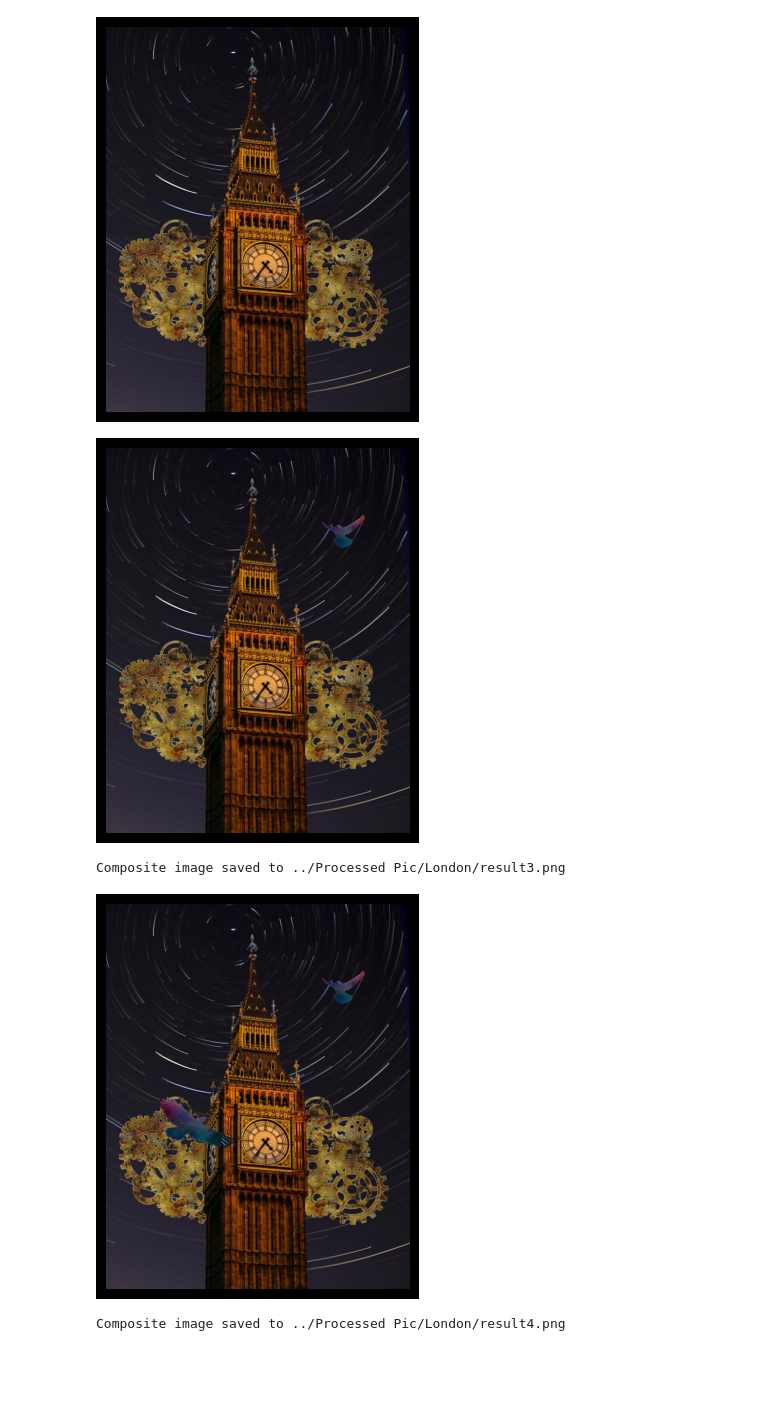
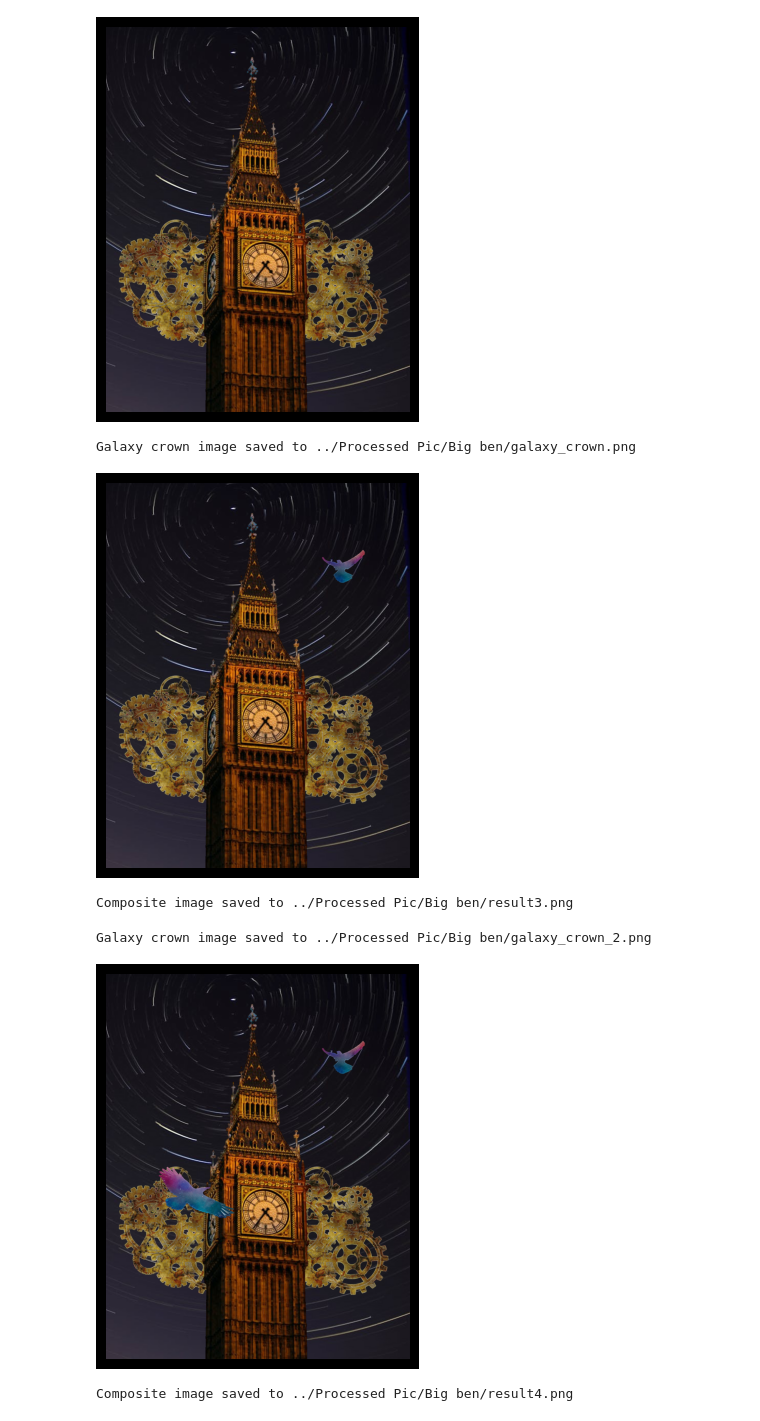
Before and after one commit to OppaiMilk/Imaging-and-Special-Effects, a Jupyter notebook: main/bigBen.ipynb, the cells around one changed output. Saved outputs shown, nothing was run; the diff lists cells and outputs as text; code cells hidden in the pictures; blank space fills up the shorter version.

```diff
--- a/main/bigBen.ipynb
+++ b/main/bigBen.ipynb
@@ -57,8 +57,8 @@ import numpy as np
 import matplotlib.pyplot as plt
 
 # 读取底层图像和覆盖图像
-background_image_path = "../High Resolution Pic/star.jpeg"
-overlay_image_path = "../Pic/London/gear.png"  # 替换为你的齿轮图片路径
+background_image_path = "../High Resolution Pic/Big ben/star.jpeg"
+overlay_image_path = "../Pic/Big ben/gear.png"  # 替换为你的齿轮图片路径
 
 background = cv2.imread(background_image_path)
 overlay = cv2.imread(overlay_image_path, cv2.IMREAD_UNCHANGED)
@@ -125,8 +125,8 @@ plt.show()
 # %%
 
 # 读取底层图像和覆盖图像
-background_image_path = "../Processed Pic/London/result.png"
-overlay_image_path = "../Processed Pic/London/Big ben-Photoroom.png"  # 替换为你的齿轮图片路径
+background_image_path = "../Processed Pic/Big ben/result.png"
+overlay_image_path = "../Processed Pic/Big ben/Big ben-Photoroom.png"  # 替换为你的齿轮图片路径
 
 background = cv2.imread(background_image_path)
 overlay = cv2.imread(overlay_image_path, cv2.IMREAD_UNCHANGED)
@@ -166,7 +166,7 @@ for c in range(0, 3):  # 遍历 RGB 三个通道
     background[y_offset:y_offset+rows, x_offset:x_offset+cols, c] = overlay_rgb[:, :, c] * (mask) + background[y_offset:y_offset+rows, x_offset:x_offset+cols, c] * (~mask)
 
 # 保存并显示合成后的图像
-output_path = "../Processed Pic/London/result2.png"
+output_path = "../Processed Pic/Big ben/result2.png"
 cv2.imwrite(output_path, background)
 
 # 显示图像
@@ -181,10 +181,22 @@ import cv2
 import numpy as np
 from matplotlib import pyplot as plt
 
+def increase_brightness(image, value=30):
+    hsv = cv2.cvtColor(image, cv2.COLOR_BGR2HSV)
+    h, s, v = cv2.split(hsv)
+
+    # Increase the V (brightness) channel
+    v = cv2.add(v, value)
+    v[v > 255] = 255  # Ensure values stay within [0, 255]
+
+    final_hsv = cv2.merge((h, s, v))
+    brightened_img = cv2.cvtColor(final_hsv, cv2.COLOR_HSV2BGR)
+    return brightened_img
+
 # Paths to the images
-background_image_path = "../Processed Pic/London/result2.png"
-overlay_image_path = "../Remove Pic/crow2.png"  # Replace with your overlay image path
-galaxy_image_path = "../Pic/London/galaxy.jpg"  # The galaxy-like image
+background_image_path = "../Processed Pic/Big ben/result2.png"
+overlay_image_path = "../Remove Pic/Big ben/crow2.png"  # Replace with your overlay image path
+galaxy_image_path = "../Pic/Big ben/galaxy.jpg"  # The galaxy-like image
 
 # Load the background, overlay, and galaxy images
 background = cv2.imread(background_image_path)
@@ -215,11 +227,19 @@ else:
 # Blend the overlay image with the galaxy mask
 overlay_rgb = cv2.addWeighted(overlay_rgb, 0.5, galaxy, 0.5, 0)
 
+# Brighten the overlay_rgb image
+overlay_rgb = increase_brightness(overlay_rgb, value=50)  # Adjust value as needed
+
 # If there was an alpha channel, merge it back
 if alpha_channel is not None:
     overlay = cv2.merge((overlay_rgb, alpha_channel))
 else:
     overlay = overlay_rgb
+
+# Save the galaxy crown image
+galaxy_crown_path = "../Processed Pic/Big ben/galaxy_crown.png"
+cv2.imwrite(galaxy_crown_path, overlay_rgb)
+print(f"Galaxy crown image saved to {galaxy_crown_path}")
 
 # Handle alpha channel for transparency
 if overlay.shape[2] == 4:  # If there is an alpha channel
@@ -248,7 +268,7 @@ for c in range(0, 3):  # Iterate over the RGB channels
     )
 
 # Save and display the composite image
-output_path = "../Processed Pic/London/result3.png"
+output_path = "../Processed Pic/Big ben/result3.png"
 cv2.imwrite(output_path, background)
 
 # Display the image
@@ -259,17 +279,30 @@ plt.show()
 
 print(f"Composite image saved to {output_path}")
 # %% [output]
+Galaxy crown image saved to ../Processed Pic/Big ben/galaxy_crown.png
 [figure]
-Composite image saved to ../Processed Pic/London/result3.png
+Composite image saved to ../Processed Pic/Big ben/result3.png
 # %%
 import cv2
 import numpy as np
 from matplotlib import pyplot as plt
 
+def increase_brightness(image, value=30):
+    hsv = cv2.cvtColor(image, cv2.COLOR_BGR2HSV)
+    h, s, v = cv2.split(hsv)
+
+    # Increase the V (brightness) channel
+    v = cv2.add(v, value)
+    v[v > 255] = 255  # Ensure values stay within [0, 255]
+
+    final_hsv = cv2.merge((h, s, v))
+    brightened_img = cv2.cvtColor(final_hsv, cv2.COLOR_HSV2BGR)
+    return brightened_img
+
 # Paths to the images
-background_image_path = "../Processed Pic/London/result3.png"
-overlay_image_path = "../Remove Pic/crow3.png"  # Replace with your overlay image path
-galaxy_image_path = "../Pic/London/galaxy.jpg"  # The galaxy-like image
+background_image_path = "../Processed Pic/Big ben/result3.png"
+overlay_image_path = "../Remove Pic/Big ben/crow3.png"  # Replace with your overlay image path
+galaxy_image_path = "../Pic/Big ben/galaxy.jpg"  # The galaxy-like image
 
 # Load the background, overlay, and galaxy images
 background = cv2.imread(background_image_path)
@@ -299,6 +332,11 @@ else:
 
 # Blend the overlay image with the galaxy mask
 overlay_rgb = cv2.addWeighted(overlay_rgb, 0.5, galaxy, 0.5, 0)
+overlay_rgb = increase_brightness(overlay_rgb, value=50)  # Adjust value as needed
+
+galaxy_crown_path = "../Processed Pic/Big ben/galaxy_crown_2.png"
+cv2.imwrite(galaxy_crown_path, overlay_rgb)
+print(f"Galaxy crown image saved to {galaxy_crown_path}")
 
 # If there was an alpha channel, merge it back
 if alpha_channel is not None:
@@ -316,35 +354,36 @@ else:
     mask = np.ones((overlay.shape[0], overlay.shape[1]), dtype=bool)  # Entire area is valid
 
 # Define the paste position
 x_offset, y_offset = 400, 1500
 
 # Get the region of interest (ROI) from the background image
 rows, cols, _ = overlay_rgb.shape
 
 # Check if ROI size matches
 if y_offset + rows > background.shape[0] or x_offset + cols > background.shape[1]:
     raise ValueError("The overlay image exceeds the background image's range")
 
 # Overlay the image
 for c in range(0, 3):  # Iterate over the RGB channels
     background[y_offset:y_offset+rows, x_offset:x_offset+cols, c] = (
         overlay_rgb[:, :, c] * mask +
         background[y_offset:y_offset+rows, x_offset:x_offset+cols, c] * (~mask)
     )
 
 # Save and display the composite image
-output_path = "../Processed Pic/London/result4.png"
+output_path = "../Processed Pic/Big ben/result4.png"
 cv2.imwrite(output_path, background)
 
 # Display the image
 plt.figure(figsize=(10, 5))
 plt.imshow(cv2.cvtColor(background, cv2.COLOR_BGR2RGB))
 plt.axis('off')
 plt.show()
 
 print(f"Composite image saved to {output_path}")
 # %% [output]
+Galaxy crown image saved to ../Processed Pic/Big ben/galaxy_crown_2.png
-[figure, old version]
+[figure, new version]
-Composite image saved to ../Processed Pic/London/result4.png
+Composite image saved to ../Processed Pic/Big ben/result4.png
 # %%
 # 读取图像，保留Alpha通道
```
Also changed, not shown: parts of 2 cells of this notebook, 50 other files.
